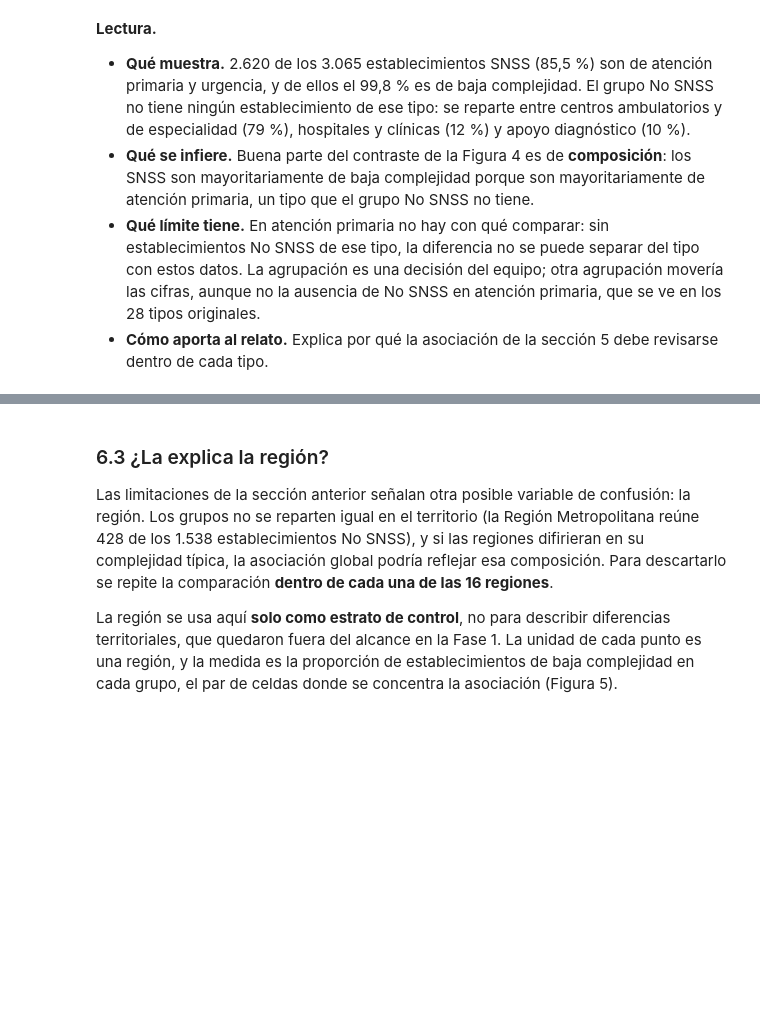
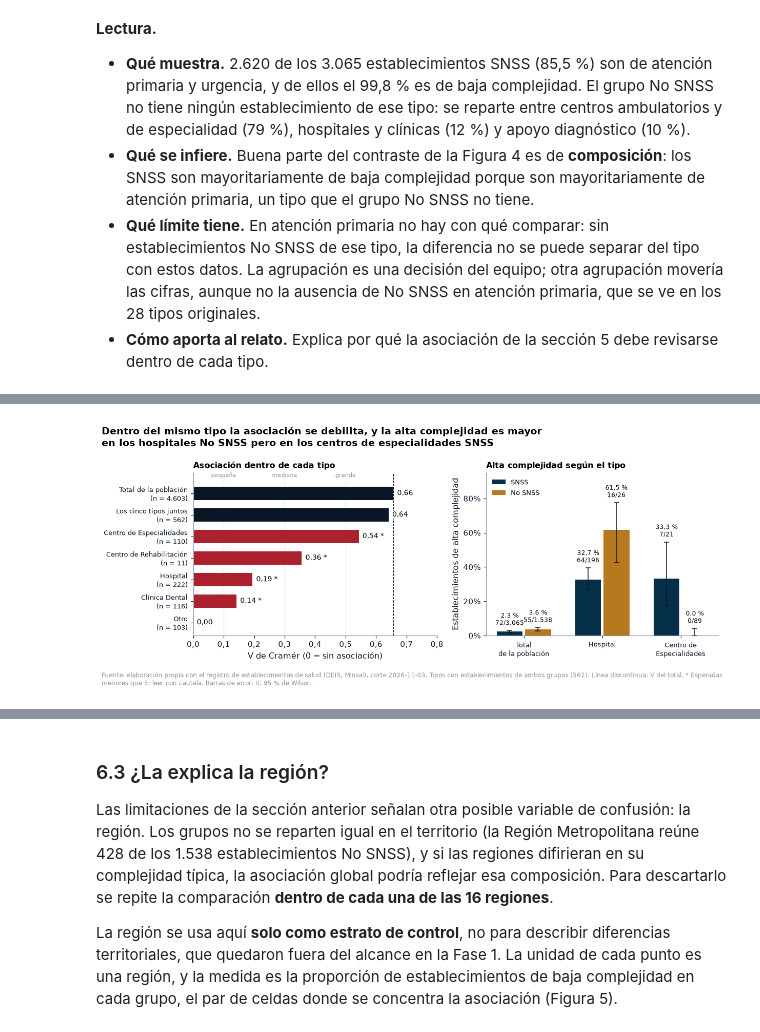
Before and after one commit to christopherulloarojas/grupo1-proyecto-mcdi500, a Jupyter notebook: F4/Grupo1_S3_F4_Visualizacion_Comunicacion.ipynb, the cells around one changed output, grey strips where cells are left out. Saved outputs shown, nothing was run; the diff lists cells and outputs as text; code cells hidden in the pictures; blank space fills up the shorter version.

```diff
--- a/F4/Grupo1_S3_F4_Visualizacion_Comunicacion.ipynb
+++ b/F4/Grupo1_S3_F4_Visualizacion_Comunicacion.ipynb
@@ -1042,0 +1050,65 @@ pd.concat({titulo: tabla[["n", "casos", "tasa", "ic_inferior", "ic_superior"]] f
+# %%
+etiquetas_v = {"Total de la población": "Total de la población", "Los cinco tipos juntos": "Los cinco tipos juntos"}
+orden_v = ["Total de la población", "Los cinco tipos juntos"] + list(
+    estratos.iloc[:-2].sort_values("v_cramer", ascending=False)["estrato"])
+v = estratos.set_index("estrato").loc[orden_v]
+
+# Lo que afirma el título y la lectura, comprobado con los datos
+assert v.loc["Hospital", "v_cramer"] < 0.3 and v.loc["Clínica Dental", "v_cramer"] < 0.3
+assert v.loc["Centro de Especialidades", "v_cramer"] >= 0.5 and v.loc["Otro", "v_cramer"] == 0
+assert alta_total.loc["No SNSS", "tasa"] > alta_total.loc["SNSS", "tasa"]
+assert alta_por_tipo["Hospital"].loc["No SNSS", "tasa"] > alta_por_tipo["Hospital"].loc["SNSS", "tasa"]
+assert alta_por_tipo["Centro de Especialidades"].loc["SNSS", "tasa"] > alta_por_tipo["Centro de Especialidades"].loc["No SNSS", "tasa"]
+
+fig, (izq, der) = plt.subplots(1, 2, figsize=(11.2, 4.4), gridspec_kw={"width_ratios": [1.05, 1]})
+
+# Panel izquierdo: V de Cramér por estrato
+posiciones = np.arange(len(orden_v))[::-1]
+colores = [TINTA if e in etiquetas_v else GRANATE for e in orden_v]
+izq.barh(posiciones, v["v_cramer"].fillna(0), color=colores, height=0.62)
+for y, e in zip(posiciones, orden_v):
+    fila = v.loc[e]
+    marca = " *" if fila["lectura"].startswith("esperadas") else ""
+    izq.text(fila["v_cramer"] + 0.012, y, f"{dec(fila['v_cramer'], 2)}{marca}", va="center", fontsize=9,
+             bbox={"facecolor": "white", "edgecolor": "none", "pad": 0.6})
+izq.set_yticks(posiciones, [f"{e}\n(n = {miles(v.loc[e, 'n'])})" for e in orden_v], fontsize=8.8)
+izq.axvline(prueba["v_cramer"], color=TINTA, lw=0.8, ls="--")
+for umbral, nombre in [(0.1, "pequeña"), (0.3, "mediana"), (0.5, "grande")]:
+    izq.axvline(umbral, color=HIELO, lw=0.8, zorder=0)
+    izq.text(umbral, len(orden_v) - 0.25, nombre, fontsize=7.5, color=GRIS, ha="center")
+izq.set_xlim(0, 0.8)
+izq.set_ylim(-0.6, len(orden_v) - 0.05)
+izq.xaxis.set_major_formatter(lambda x, _: dec(x, 1))
+izq.set_xlabel("V de Cramér (0 = sin asociación)")
+izq.set_title("Asociación dentro de cada tipo", fontsize=10.5, loc="left")
+
+# Panel derecho: alta complejidad por grupo, total y tipos con alta
+paneles = [("Total de la población", alta_total)] + [(t, alta_por_tipo[t]) for t in TIPOS_CON_ALTA]
+ancho = 0.36
+for i, (nombre, tabla) in enumerate(paneles):
+    for j, grupo in enumerate(ORDEN_GRUPOS):
+        fila = tabla.loc[grupo]
+        x = i + (j - 0.5) * ancho
+        der.bar(x, fila["tasa"], width=ancho * 0.92, color=COLOR_GRUPO[grupo],
+                yerr=[[fila["tasa"] - fila["ic_inferior"]], [fila["ic_superior"] - fila["tasa"]]],
+                error_kw={"ecolor": TINTA, "capsize": 3, "lw": 1}, label=grupo if i == 0 else None)
+        der.text(x, fila["ic_superior"] + 0.02, f"{pct(fila['tasa'], 1)}\n{miles(fila['casos'])}/{miles(fila['n'])}",
+                 ha="center", va="bottom", fontsize=7.8)
+der.set_xticks(range(len(paneles)), [n.replace(" de la población", "\nde la población").replace("Centro de ", "Centro de\n")
+                                      for n, _ in paneles], fontsize=8.8)
+eje_porcentaje(der.yaxis)
+der.set_ylim(0, 0.95)
+der.set_ylabel("Establecimientos de alta complejidad")
+der.set_title("Alta complejidad según el tipo", fontsize=10.5, loc="left")
+der.legend(loc="upper left", fontsize=8.5, frameon=False)
+
+fig.suptitle("Dentro del mismo tipo la asociación se debilita, y la alta complejidad es mayor\n"
+             "en los hospitales No SNSS pero en los centros de especialidades SNSS", x=0.01, ha="left",
+             fontweight="bold", fontsize=12.5)
+plt.tight_layout()
+nota_fuente(fig, FUENTE + " Tipos con establecimientos de ambos grupos (562). Línea discontinua: V del total. "
+            "* Esperadas menores que 5: leer con cautela. Barras de error: IC 95 % de Wilson.", altura=-0.01)
+figuras["fig7_alta_por_tipo"] = fig
+plt.show()
+# %% [output]
+[figure, added]
```
Also changed, not shown: parts of 32 cells of this notebook, 1 other file.
